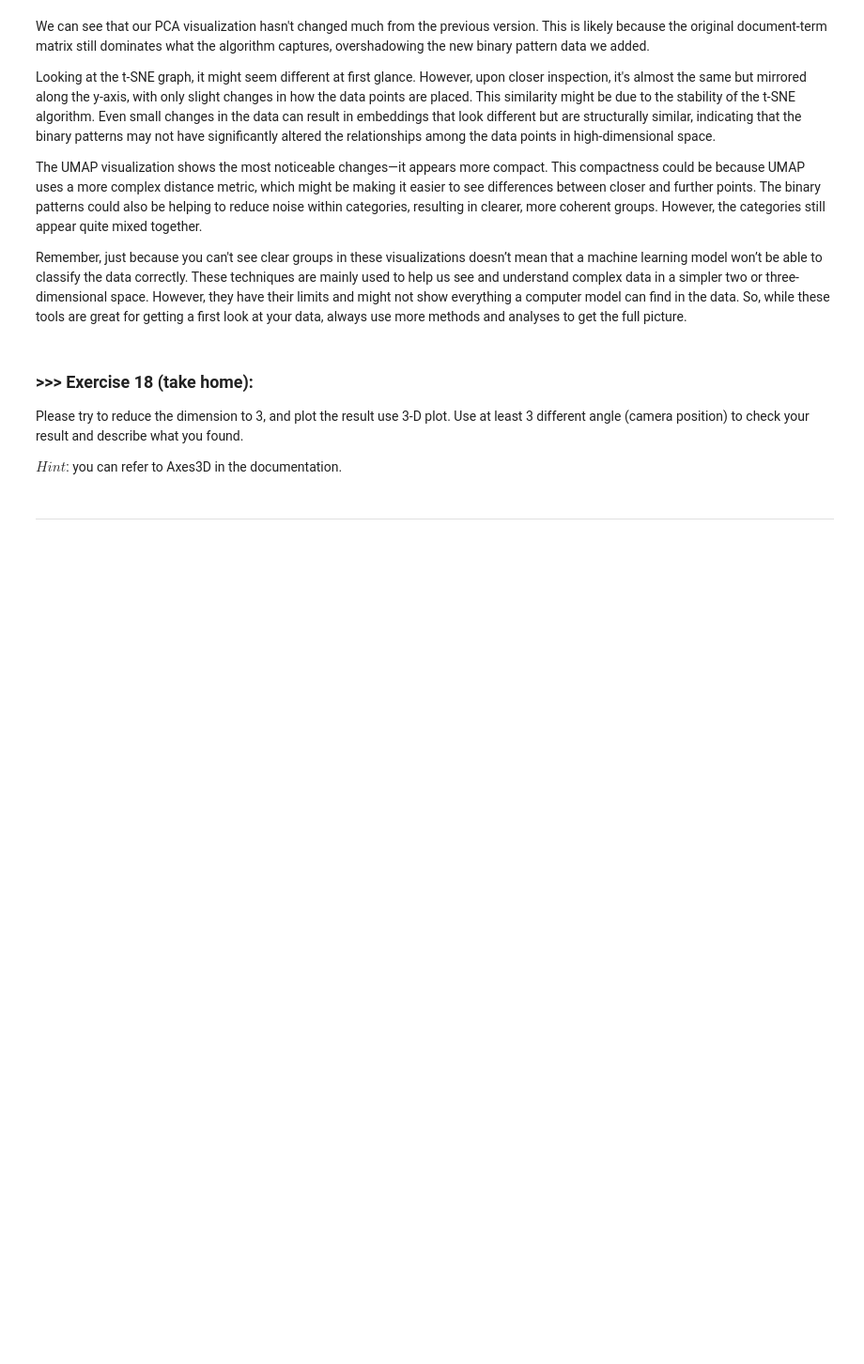
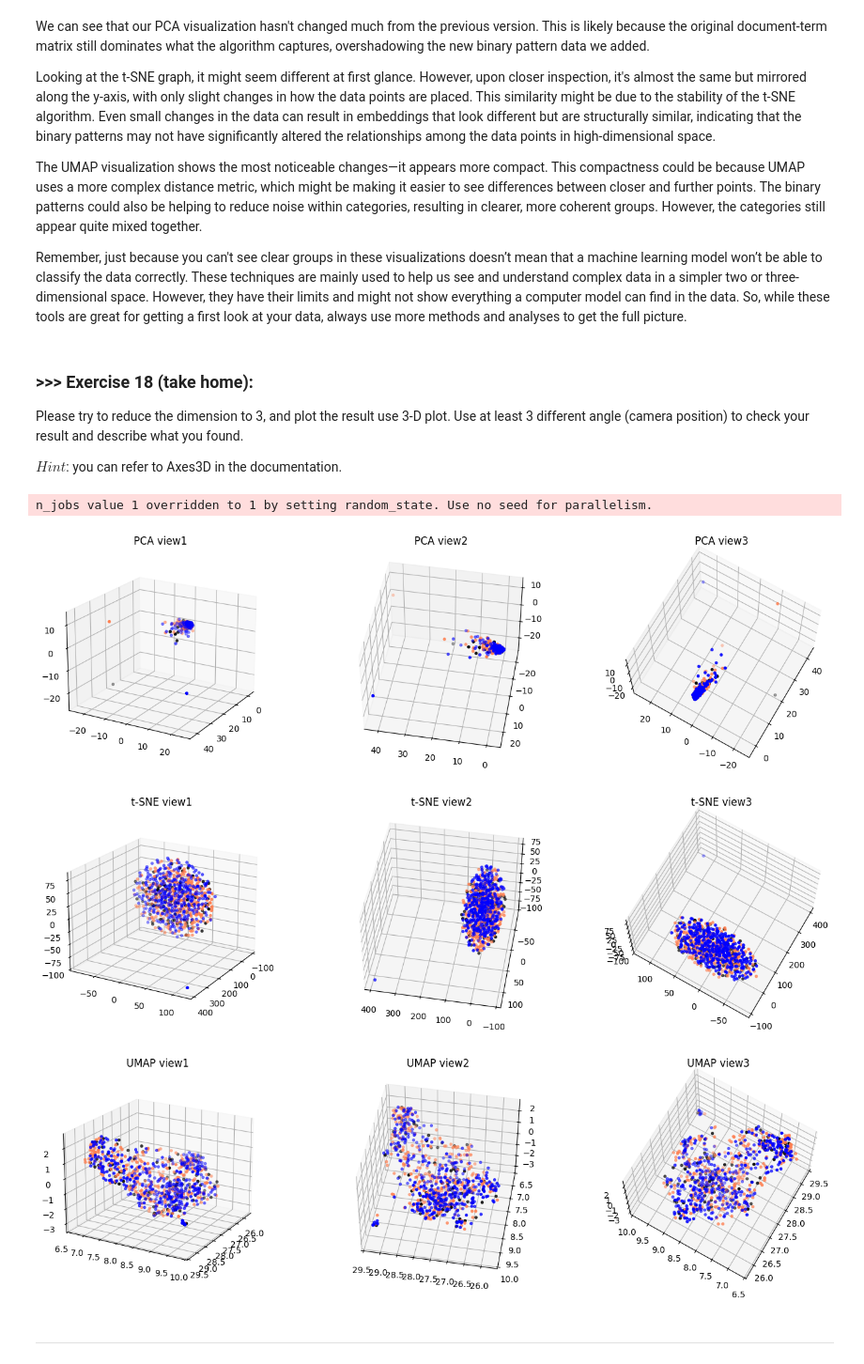
Before and after one commit to Nimomohamed-you/DM2025-Lab1-Exercise, a Jupyter notebook: NEW DATASET DM2025-Lab1-Master-Copy1.ipynb, the cells around one changed output. Shown at 94% size. Drawn from its saved outputs; the diff is of its cells as text; code cells hidden in the pictures; blank space fills up the shorter version.

```diff
--- a/NEW DATASET DM2025-Lab1-Master-Copy1.ipynb
+++ b/NEW DATASET DM2025-Lab1-Master-Copy1.ipynb
@@ -2074,3 +2153,32 @@ $Hint$: you can refer to Axes3D in the documentation.
+# %%
+#Answer Here
+from sklearn.decomposition import PCA
+from sklearn.manifold import TSNE
+import umap, matplotlib.pyplot as plt
+from mpl_toolkits.mplot3d import Axes3D
+
+#Compute 3-D projections (using augmented_df)
+X_pca3 = PCA(n_components=3).fit_transform(augmented_df.values)
+X_tsne3 = TSNE(n_components=3, random_state=42).fit_transform(augmented_df.values)
+X_umap3 = umap.UMAP(n_components=3, random_state=42).fit_transform(augmented_df.values)
+
+#Quick 3-D plot (3 different camera views)
+def plot3D(Xr, title):
+    fig = plt.figure(figsize=(14,4))
+    for i, (e,a) in enumerate([(20,30),(45,100),(70,210)]):
+        ax = fig.add_subplot(1,3,i+1,projection='3d')
+        for c,cat in zip(['coral','blue','black','orange'], X['category_name'].unique()):
+            m = X['category_name']==cat
+            ax.scatter(Xr[m,0], Xr[m,1], Xr[m,2], s=8, c=c, label=cat)
+        ax.view_init(e,a); ax.set_title(f'{title} view{i+1}')
+    plt.tight_layout(); plt.show()
+
+plot3D(X_pca3,'PCA'); plot3D(X_tsne3,'t-SNE'); plot3D(X_umap3,'UMAP')
+# %% [output]
+n_jobs value 1 overridden to 1 by setting random_state. Use no seed for parallelism.
+[figure, added]
+[figure, added]
+[figure, added]
 # %% [markdown]
 ---
 # %% [markdown]
```
Also changed, not shown: parts of 68 cells of this notebook, 6 other files.
